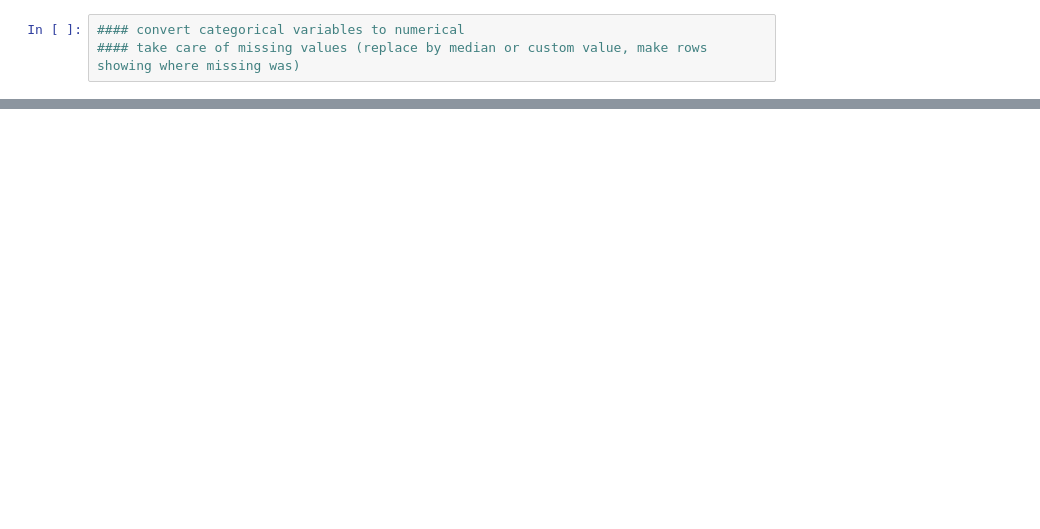
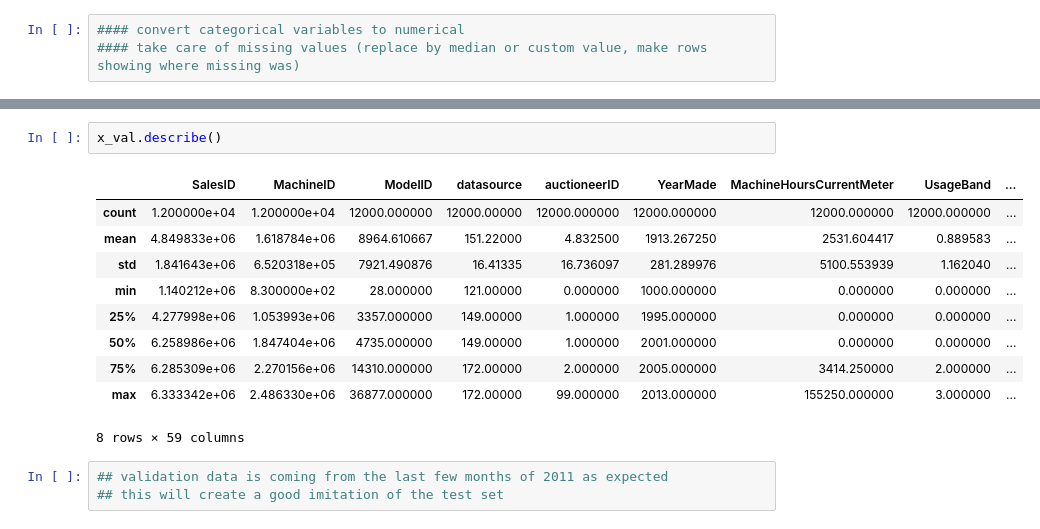
Before and after one commit to kirankm/kaggle, a Jupyter notebook: bluebook/notebooks/bluebook kaggle.ipynb, the cells around one changed output, grey strips where cells are left out. Cells and saved outputs as stored; diff of their text form; blank space fills up the shorter version.

```diff
--- a/bluebook/notebooks/bluebook kaggle.ipynb
+++ b/bluebook/notebooks/bluebook kaggle.ipynb
@@ -160,0 +241,16 @@ Steering_Controls Index(['Command Control', 'Conventional', 'Four Wheel Standard
+# %%
+x_val.describe()
+# %% [output]
+|  | SalesID | MachineID | ModelID | datasource | auctioneerID | YearMade | MachineHoursCurrentMeter | UsageBand | ... |
+| count | 1.200000e+04 | 1.200000e+04 | 12000.000000 | 12000.00000 | 12000.000000 | 12000.000000 | 12000.000000 | 12000.000000 | ... |
+| mean | 4.849833e+06 | 1.618784e+06 | 8964.610667 | 151.22000 | 4.832500 | 1913.267250 | 2531.604417 | 0.889583 | ... |
+| std | 1.841643e+06 | 6.520318e+05 | 7921.490876 | 16.41335 | 16.736097 | 281.289976 | 5100.553939 | 1.162040 | ... |
+| min | 1.140212e+06 | 8.300000e+02 | 28.000000 | 121.00000 | 0.000000 | 1000.000000 | 0.000000 | 0.000000 | ... |
+| 25% | 4.277998e+06 | 1.053993e+06 | 3357.000000 | 149.00000 | 1.000000 | 1995.000000 | 0.000000 | 0.000000 | ... |
+| 50% | 6.258986e+06 | 1.847404e+06 | 4735.000000 | 149.00000 | 1.000000 | 2001.000000 | 0.000000 | 0.000000 | ... |
+| 75% | 6.285309e+06 | 2.270156e+06 | 14310.000000 | 172.00000 | 2.000000 | 2005.000000 | 3414.250000 | 2.000000 | ... |
+| max | 6.333342e+06 | 2.486330e+06 | 36877.000000 | 172.00000 | 99.000000 | 2013.000000 | 155250.000000 | 3.000000 | ... |
+8 rows × 59 columns
+# %%
+## validation data is coming from the last few months of 2011 as expected
+## this will create a good imitation of the test set
```
Also changed, not shown: parts of 38 cells of this notebook.
